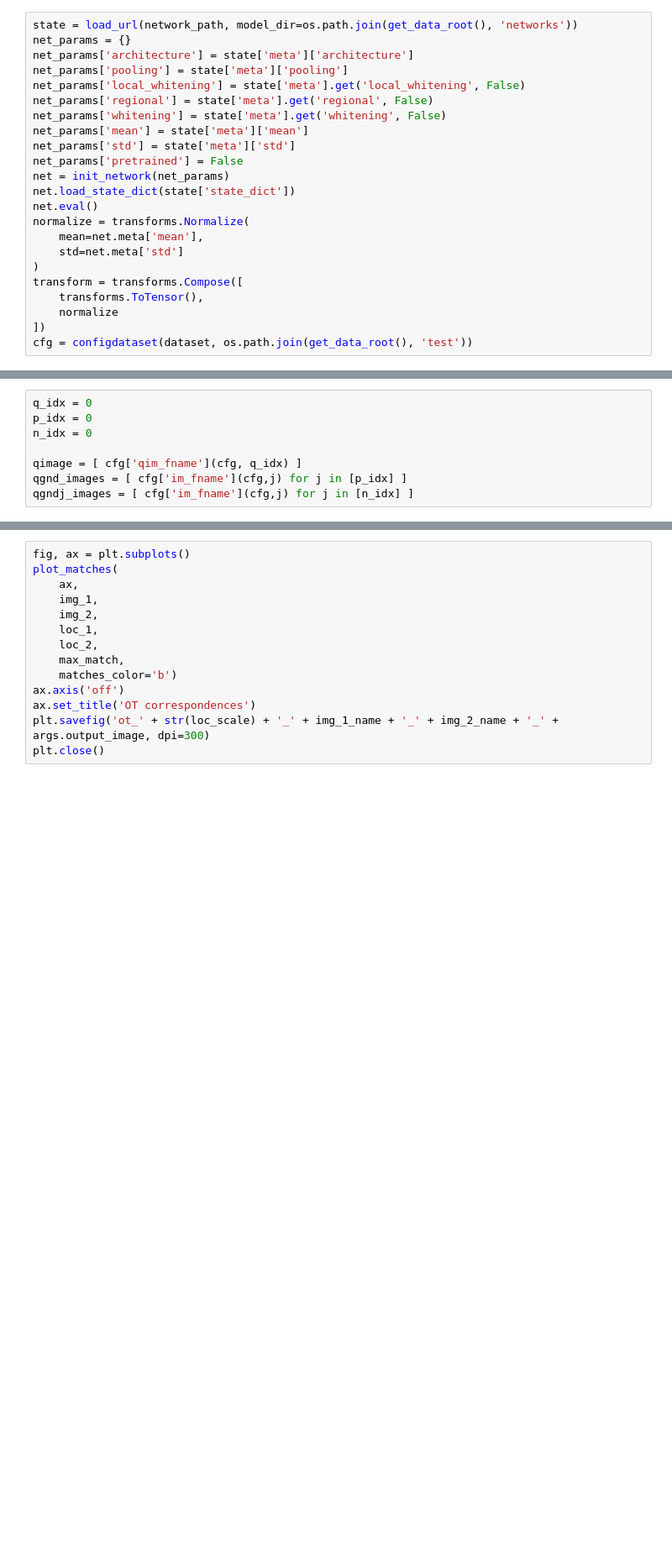
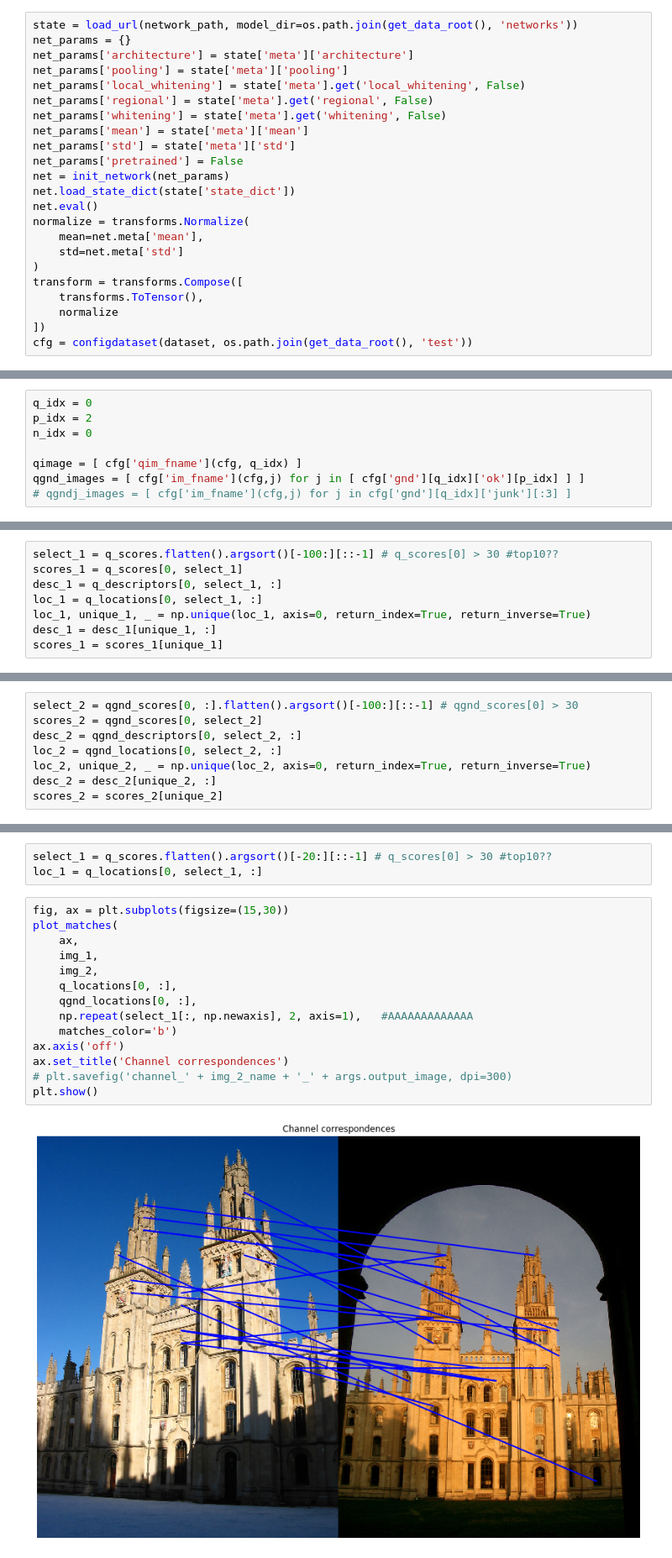
Before and after one commit to AlexanderGaul/ot4ir, a Jupyter notebook: visualize_matching.ipynb, the cells around one changed output, grey strips where cells are left out. Shown at 84% size. Cells and saved outputs as stored; diff of their text form; blank space fills up the shorter version.

```diff
--- a/visualize_matching.ipynb
+++ b/visualize_matching.ipynb
@@ -153,11 +135,11 @@ def mutual_max(P) :
 # %%
 q_idx = 0
-p_idx = 0
+p_idx = 2
 n_idx = 0
 
 qimage = [ cfg['qim_fname'](cfg, q_idx) ]
-qgnd_images = [ cfg['im_fname'](cfg,j) for j in [p_idx] ]
-qgndj_images = [ cfg['im_fname'](cfg,j) for j in [n_idx] ]
+qgnd_images = [ cfg['im_fname'](cfg,j) for j in [ cfg['gnd'][q_idx]['ok'][p_idx] ] ]
+# qgndj_images = [ cfg['im_fname'](cfg,j) for j in cfg['gnd'][q_idx]['junk'][:3] ]
 # %%
 q_descriptors, q_locations, q_scores = extract_interest_points_mac(net, qimage, 1024, transform)
 qgnd_descriptors, qgnd_locations, qgnd_scores = extract_interest_points_mac(net, qgnd_images, 1024, transform)
@@ -221,0 +161,8 @@ ind_0, ind_1, _, _ = mutual_max(P)
+# %%
+select_1 = q_scores.flatten().argsort()[-100:][::-1] # q_scores[0] > 30 #top10??
+scores_1 = q_scores[0, select_1]
+desc_1 = q_descriptors[0, select_1, :]
+loc_1 = q_locations[0, select_1, :]
+loc_1, unique_1, _ = np.unique(loc_1, axis=0, return_index=True, return_inverse=True)
+desc_1 = desc_1[unique_1, :]
+scores_1 = scores_1[unique_1]
@@ -221,0 +173,8 @@ ind_0, ind_1, _, _ = mutual_max(P)
+# %%
+select_2 = qgnd_scores[0, :].flatten().argsort()[-100:][::-1] # qgnd_scores[0] > 30
+scores_2 = qgnd_scores[0, select_2]
+desc_2 = qgnd_descriptors[0, select_2, :]
+loc_2 = qgnd_locations[0, select_2, :]
+loc_2, unique_2, _ = np.unique(loc_2, axis=0, return_index=True, return_inverse=True)
+desc_2 = desc_2[unique_2, :]
+scores_2 = scores_2[unique_2]
@@ -222,14 +263,19 @@ ind_0, ind_1, _, _ = mutual_max(P)
+# %%
+select_1 = q_scores.flatten().argsort()[-20:][::-1] # q_scores[0] > 30 #top10??
+loc_1 = q_locations[0, select_1, :]
 # %%
-fig, ax = plt.subplots()
+fig, ax = plt.subplots(figsize=(15,30))
 plot_matches(
     ax,
     img_1,
     img_2,
-    loc_1,
-    loc_2,
-    max_match,
+    q_locations[0, :],
+    qgnd_locations[0, :],
+    np.repeat(select_1[:, np.newaxis], 2, axis=1),   #AAAAAAAAAAAAA
     matches_color='b')
 ax.axis('off')
-ax.set_title('OT correspondences')
-plt.savefig('ot_' + str(loc_scale) + '_' + img_1_name + '_' + img_2_name + '_' + args.output_image, dpi=300)
-plt.close()
+ax.set_title('Channel correspondences')
+# plt.savefig('channel_' + img_2_name + '_' + args.output_image, dpi=300)
+plt.show()
+# %% [output]
+[figure, added]
```
Also changed, not shown: parts of 8 cells of this notebook, 14 other files.
